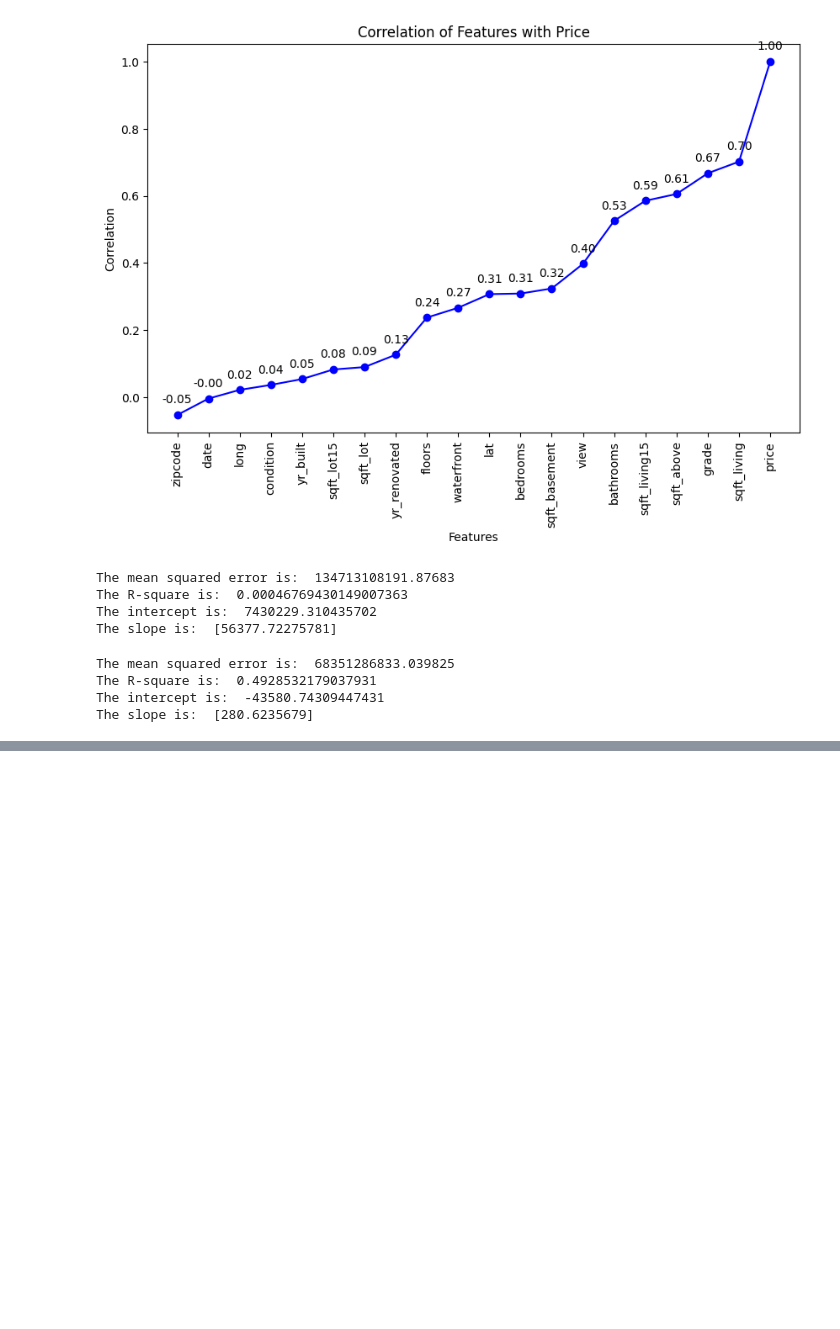
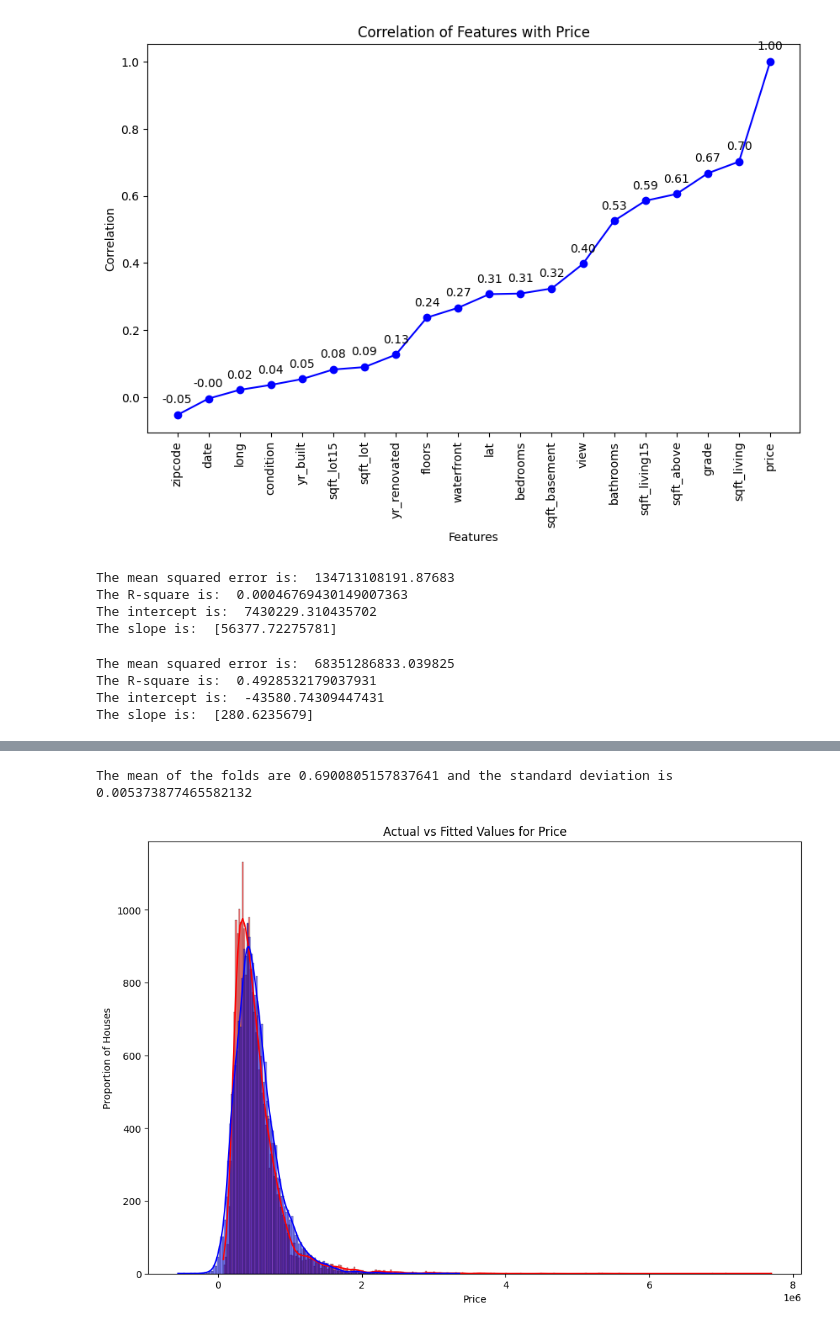
Before and after one commit to GirmaSis/house-price-prediction, a Jupyter notebook: house_price_notebook.ipynb, the cells around one changed output, grey strips where cells are left out. Drawn from its saved outputs; the diff is of its cells as text; code cells hidden in the pictures; blank space fills up the shorter version.

```diff
--- a/house_price_notebook.ipynb
+++ b/house_price_notebook.ipynb
@@ -310,0 +339,19 @@ The slope is:  [280.6235679]
+# %%
+
+# Cross Validation
+Rcross = cross_val_score(lm, X, Y, cv=4)
+print('The mean of the folds are', Rcross.mean(), 'and the standard deviation is', Rcross.std())
+# %% [output]
+The mean of the folds are 0.6900805157837641 and the standard deviation is 0.005373877465582132
+# %%
+# Prediction using cross validation
+Yhat = lm.predict(X)
+plt.figure(figsize=(12, 8))
+ax1 = sns.histplot(df['price'], kde=True, color='r', label='Actual Value')
+sns.histplot(Yhat, kde=True, color='b', label='Fitted Values', ax=ax1)
+plt.title('Actual vs Fitted values for price')
+plt.xlabel('Price')
+plt.ylabel('Proportion of Houses')
+plt.show()
+# %% [output]
+[figure, added]
```
Also changed, not shown: parts of 4 cells of this notebook.
